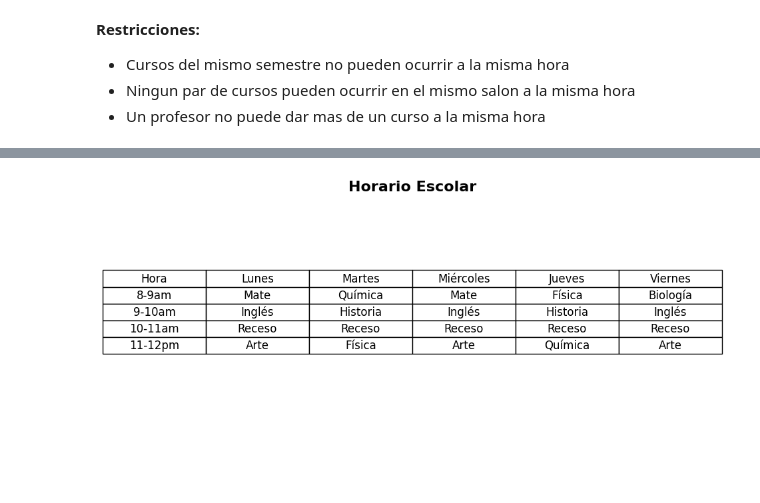
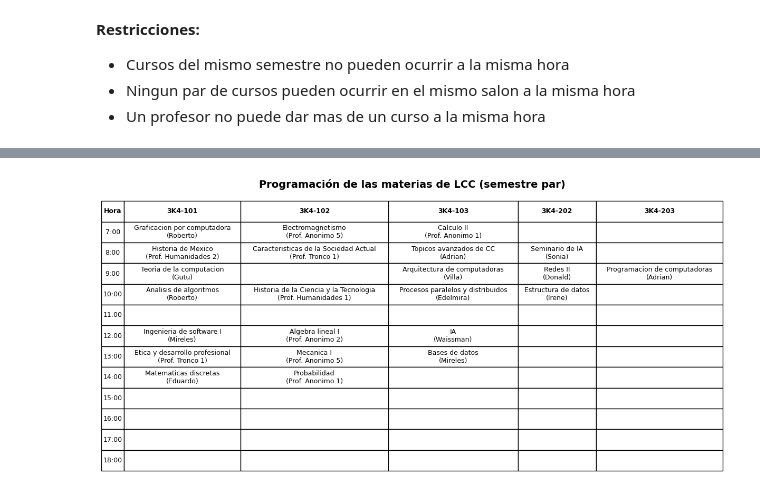
Before and after one commit to amadorssa/csp-cursos-lcc, a Jupyter notebook: csp.ipynb, the cells around one changed output, grey strips where cells are left out. Saved outputs shown, nothing was run; the diff lists cells and outputs as text; code cells hidden in the pictures; blank space fills up the shorter version.

```diff
--- a/csp.ipynb
+++ b/csp.ipynb
@@ -433,35 +266,0 @@ You should consider upgrading via the '/Library/Developer/CommandLineTools/usr/b
-# %%
-import matplotlib.pyplot as plt
-import pandas as pd
-
-# Datos del horario
-data = {
-    'Hora': ['8-9am', '9-10am', '10-11am', '11-12pm'],
-    'Lunes': ['Mate', 'Inglés', 'Receso', 'Arte'],
-    'Martes': ['Química', 'Historia', 'Receso', 'Física'],
-    'Miércoles': ['Mate', 'Inglés', 'Receso', 'Arte'],
-    'Jueves': ['Física', 'Historia', 'Receso', 'Química'],
-    'Viernes': ['Biología', 'Inglés', 'Receso', 'Arte'],
-}
-
-# Crear DataFrame
-df = pd.DataFrame(data)
-
-# Crear figura y ocultar ejes
-fig, ax = plt.subplots(figsize=(10, 4))
-ax.axis('tight')
-ax.axis('off')
-
-# Dibujar la tabla
-tabla = ax.table(cellText=df.values, colLabels=df.columns, cellLoc='center', loc='center')
-
-# Estilo: agrandar fuente
-tabla.auto_set_font_size(False)
-tabla.set_fontsize(12)
-tabla.scale(1.2, 1.5)
-
-# Mostrar
-plt.title("Horario Escolar", fontsize=16, weight='bold', pad=20)
-plt.show()
-# %% [output]
-[figure, removed]
@@ -467,0 +309,6 @@ plt.show()
+# %%
+if __name__ == "__main__":
+    solucion = cursos_lcc_cps()
+    imprimir_horario(solucion)
+# %% [output]
+[figure, added]
```
Also changed, not shown: parts of 5 cells of this notebook.
